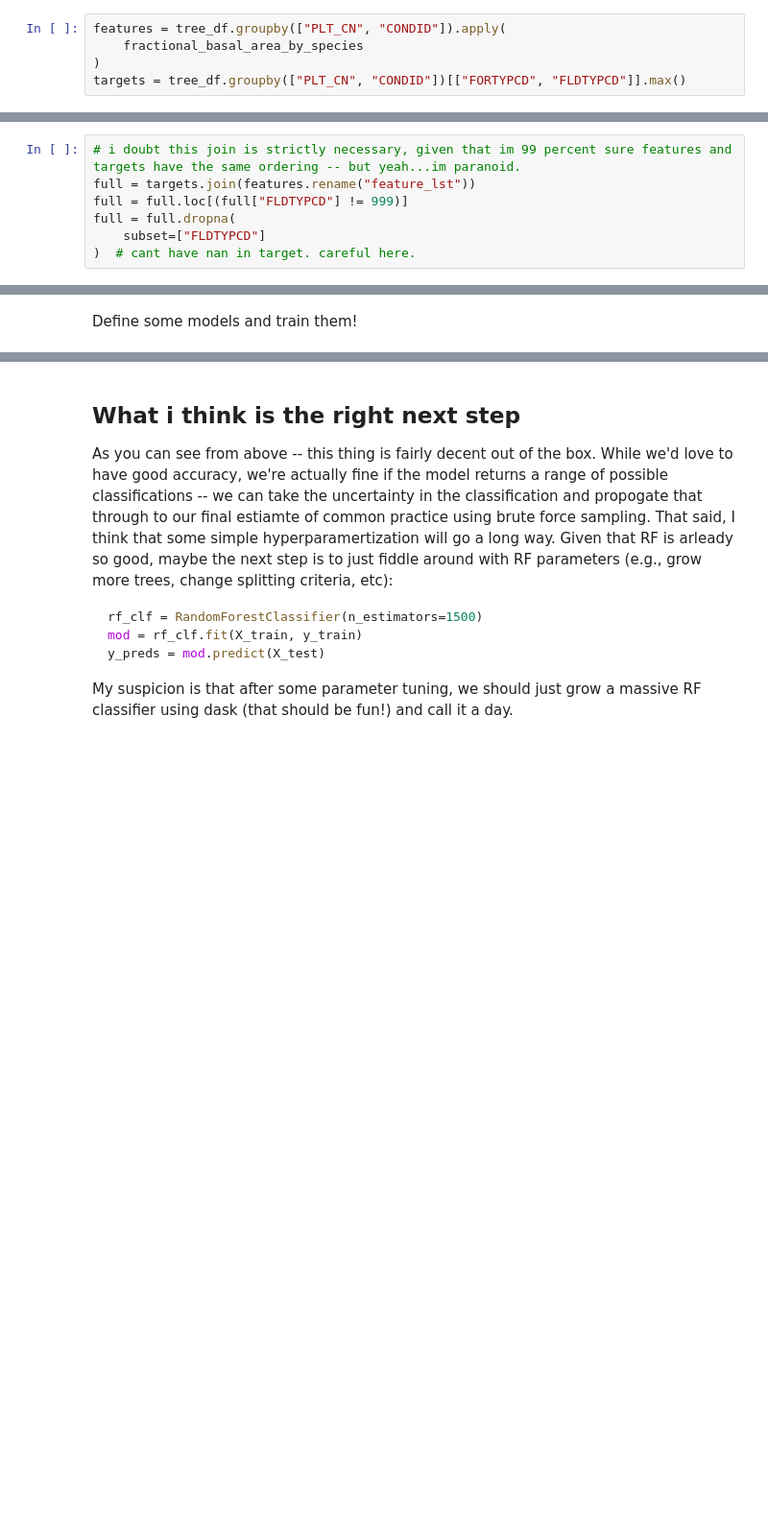
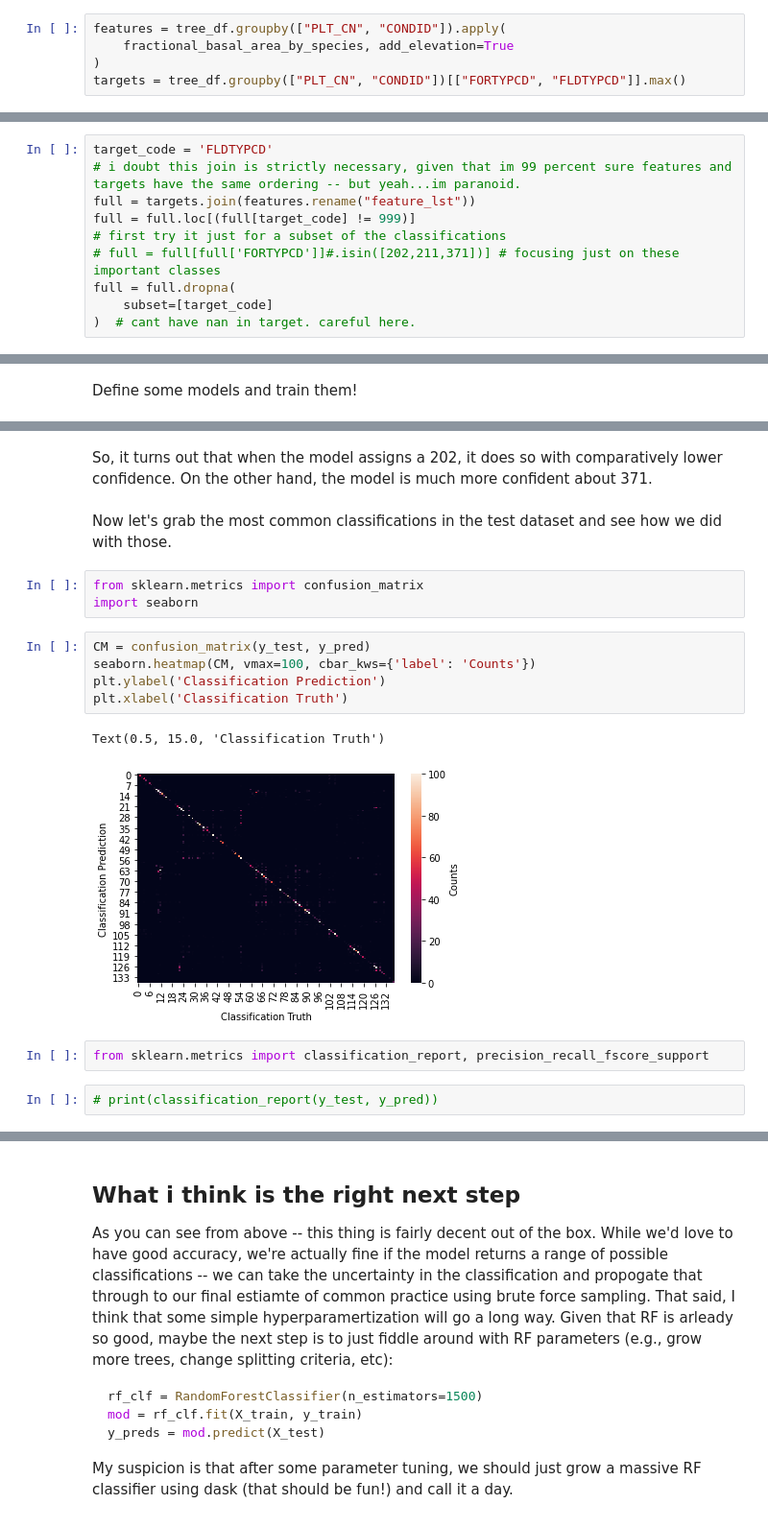
Before and after one commit to carbonplan/forest-offsets, a Jupyter notebook: notebooks/intro-to-fortyp-classification.ipynb, the cells around one changed output, grey strips where cells are left out. Shown at 96% size. Cells and saved outputs as stored; diff of their text form; blank space fills up the shorter version.

```diff
--- a/notebooks/intro-to-fortyp-classification.ipynb
+++ b/notebooks/intro-to-fortyp-classification.ipynb
@@ -236,7 +286,7 @@ def fractional_basal_area_by_species(data):
 We then generate our feature set and our target variables.
 # %%
 features = tree_df.groupby(["PLT_CN", "CONDID"]).apply(
-    fractional_basal_area_by_species
+    fractional_basal_area_by_species, add_elevation=True
 )
 targets = tree_df.groupby(["PLT_CN", "CONDID"])[["FORTYPCD", "FLDTYPCD"]].max()
 # %% [markdown]
@@ -264,11 +330,14 @@ harvest or some sort of mortality event (e.g., buggies). I remove those data
 below. But I'll just write this down here -- ARB actually included these
 unstocked plots in their estimates of common practice! Whoops.
 # %%
+target_code = 'FLDTYPCD'
 # i doubt this join is strictly necessary, given that im 99 percent sure features and targets have the same ordering -- but yeah...im paranoid.
 full = targets.join(features.rename("feature_lst"))
-full = full.loc[(full["FLDTYPCD"] != 999)]
+full = full.loc[(full[target_code] != 999)]
+# first try it just for a subset of the classifications
+# full = full[full['FORTYPCD']]#.isin([202,211,371])] # focusing just on these important classes
 full = full.dropna(
-    subset=["FLDTYPCD"]
+    subset=[target_code]
 )  # cant have nan in target. careful here.
 # %% [markdown]
 We can then use DictVectorizer to make a nice `sklearn` ready feature array.
@@ -306,0 +408,19 @@ for name, clf in clfs.items():
+# %% [markdown]
+So, it turns out that when the model assigns a 202, it does so with comparatively lower confidence. On the other hand, the model is much more confident about 371.
+# %% [markdown]
+Now let's grab the most common classifications in the test dataset and see how we did with those.
+# %%
+from sklearn.metrics import confusion_matrix
+import seaborn
+# %%
+CM = confusion_matrix(y_test, y_pred)
+seaborn.heatmap(CM, vmax=100, cbar_kws={'label': 'Counts'})
+plt.ylabel('Classification Prediction')
+plt.xlabel('Classification Truth')
+# %% [output]
+Text(0.5, 15.0, 'Classification Truth')
+[figure, added]
+# %%
+from sklearn.metrics import classification_report, precision_recall_fscore_support
+# %%
+# print(classification_report(y_test, y_pred))
```
Also changed, not shown: parts of 52 cells of this notebook.
